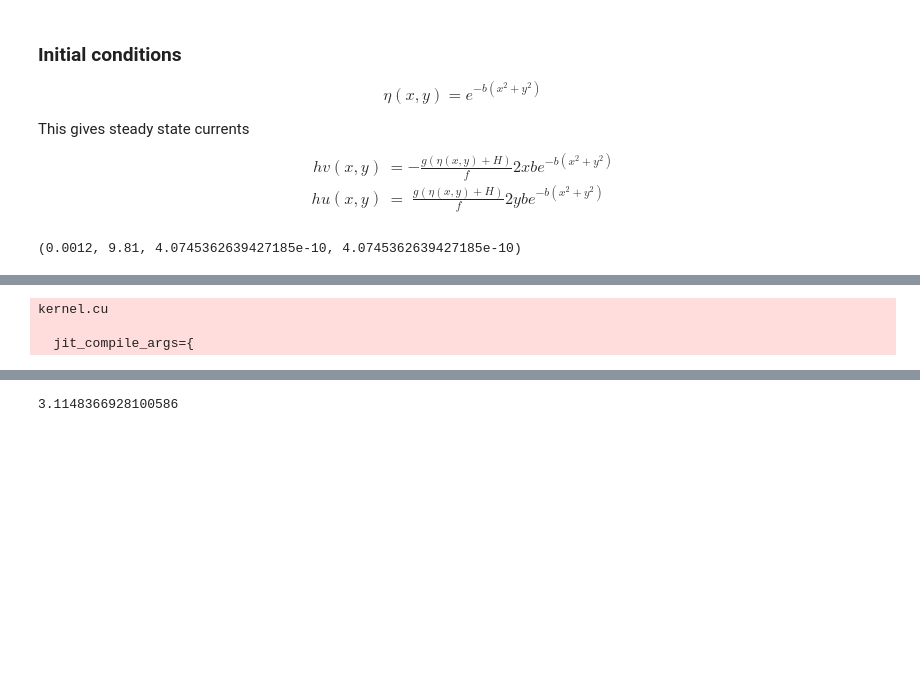
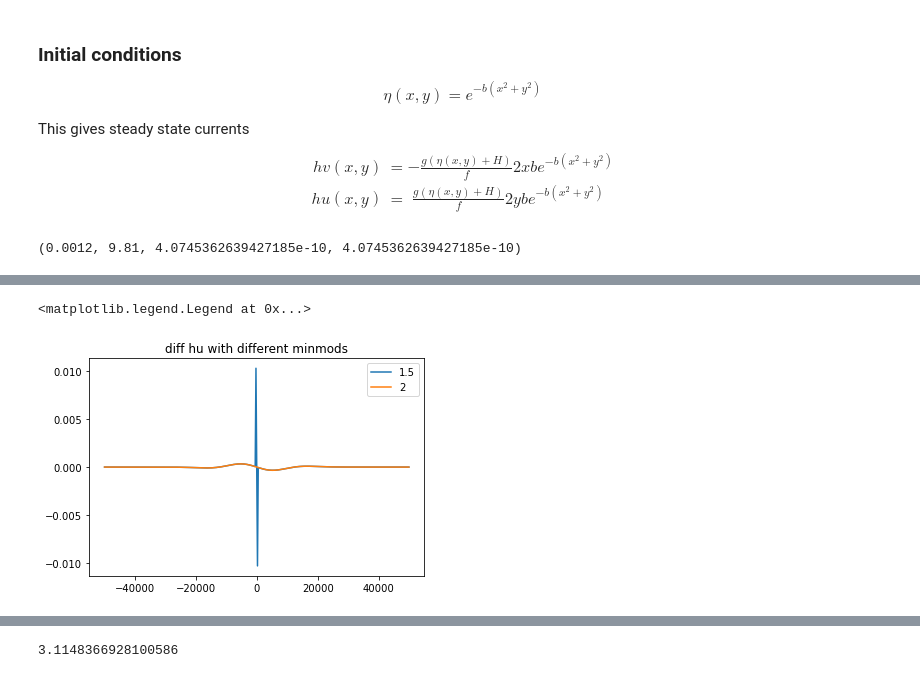
Before and after one commit to havahol/miscGPUOcean, a Jupyter notebook: CDKLM-reproduction/myownsteadystate.ipynb, the cells around one changed output, grey strips where cells are left out. Drawn from its saved outputs; the diff is of its cells as text; code cells hidden in the pictures; blank space fills up the shorter version.

```diff
--- a/CDKLM-reproduction/myownsteadystate.ipynb
+++ b/CDKLM-reproduction/myownsteadystate.ipynb
@@ -203,18 +208,24 @@ plt.plot(x, hu0[2:-2, sim_args["nx"]//2 + 2])
+# %%
+plt.figure()
+plt.plot(x, num_hu0[2:-2, sim_args["nx"]//2 + 2]   - hu0[2:-2, sim_args["nx"]//2 + 2], label="1.5")
+#plt.plot(x, num_hu0_1[2:-2, sim_args["nx"]//2 + 2] - hu0[2:-2, sim_args["nx"]//2 + 2], label="1")
+plt.plot(x, num_hu0_2[2:-2, sim_args["nx"]//2 + 2] - hu0[2:-2, sim_args["nx"]//2 + 2], label="2")
+plt.title("diff hu with different minmods")
+plt.legend()
+# %% [output]
+<matplotlib.legend.Legend at 0x...>
+[figure, added]
 # %%
 if "sim" in globals():
     sim.cleanUp()
 
-sim = CDKLM16.CDKLM16(**data_args, **sim_args, **cdklm_args, theta=1.7, central_upwind=True)
+sim = CDKLM16.CDKLM16(**data_args, **sim_args, **cdklm_args, theta=2, flux_delimiter=0.0)
 error_cu = np.zeros(21)
 for i in range(1, 21):
-    sim.step(1000)
+    sim.step(10)
     eta, hu, hv = sim.download(interior_domain_only=False)
     eta_diff = eta0 - eta
     error_cu[i] = np.linalg.norm(eta_diff)
-# %% [output]
-kernel.cu
-
-  jit_compile_args={
 # %%
 def plot3(eta, hu, hv, title=None):
     fig = plt.figure(figsize=(15,4))
```
Also changed, not shown: parts of 6 cells of this notebook.
